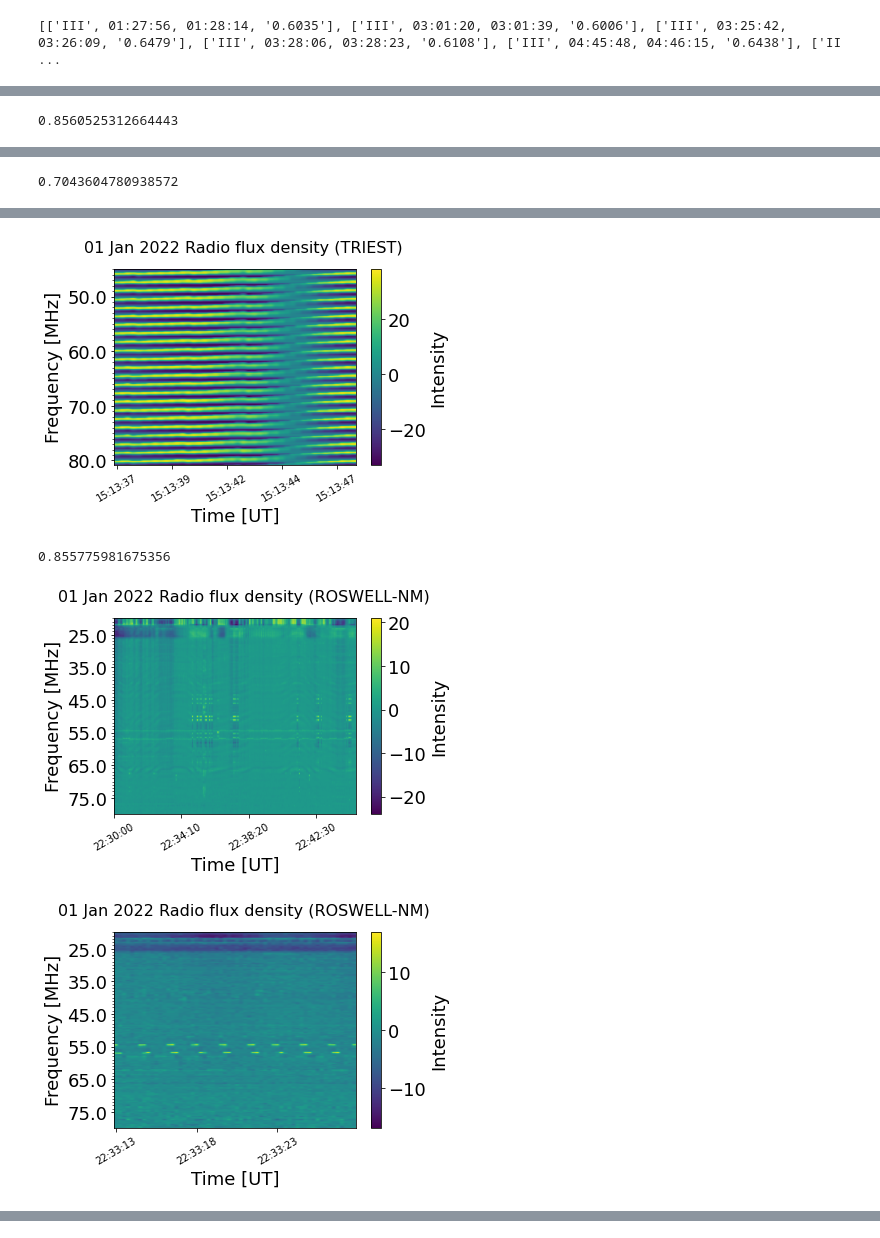
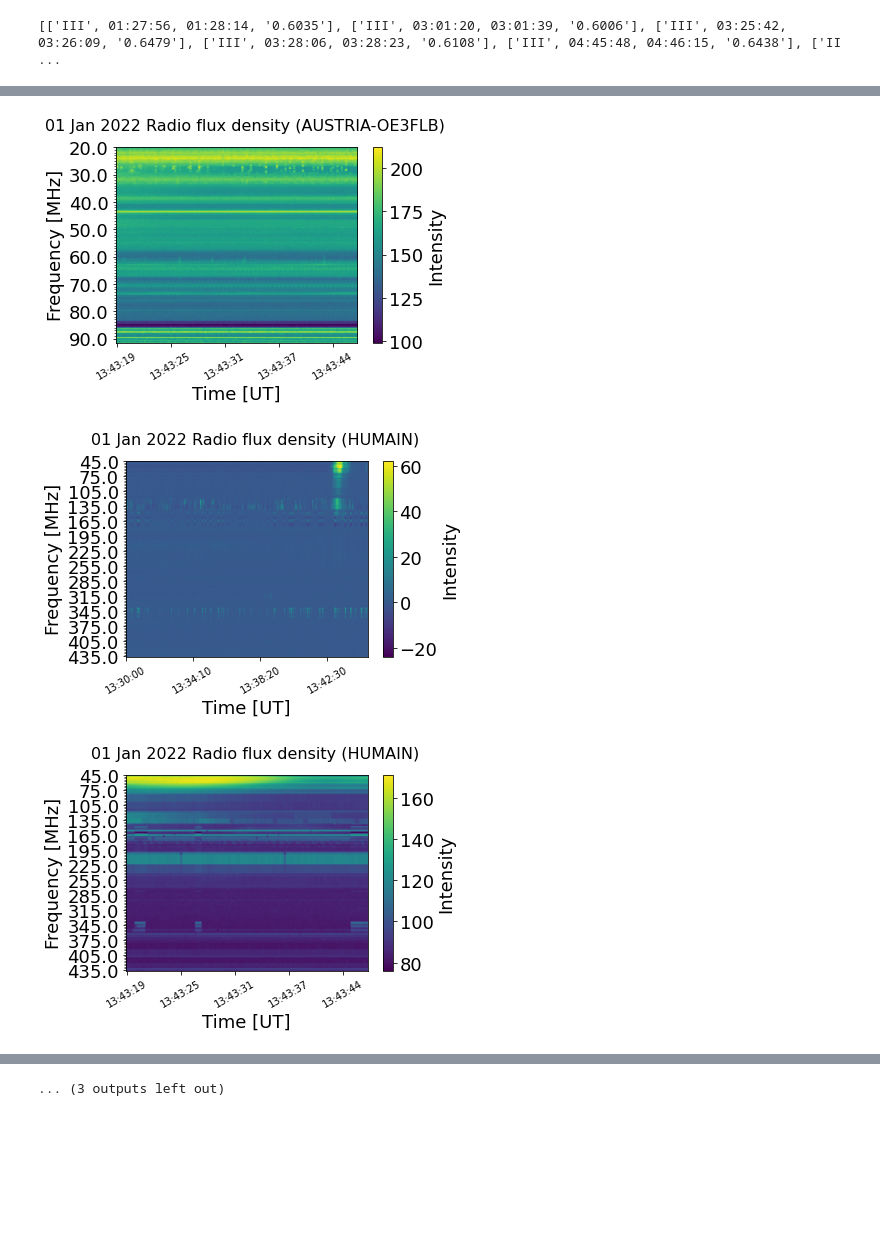
Before and after one commit to lukas-hoefig/eCallistoRadioBursts, a Jupyter notebook: to_do_classify.ipynb, the cells around one changed output, grey strips where cells are left out. Cells and saved outputs as stored; diff of their text form; code cells hidden in the pictures; blank space fills up the shorter version.

```diff
--- a/to_do_classify.ipynb
+++ b/to_do_classify.ipynb
@@ -15,15 +24,12 @@ jan[0]
 for i in jan[0]:
     if i.probability > 0.9:
         time = i.time_start
-        print(i.probability)
-        dpt = data.createFromTime(time.year, time.month ,time.day,str(time),i.stations[0],const.spectral_range)
-        dpt.createSummedCurve([dpt.spectrum_data.freq_axis[-1], dpt.spectrum_data.freq_axis[0]])
-        dpt.subtract_background()
-        dpt.plot()
+        print(i, i.stations)
+        for j in i.stations:
+            dp1 = data.createFromTime(time.year, time.month ,time.day,str(time),j,const.spectral_range)
+            dp1.subtract_background()
+            dp1.plot()
 
-        del_start = int((i.time_start - dpt.spectrum_data.start - timedelta(seconds=(0))).total_seconds()*4)
-        del_end = int((i.time_end - dpt.spectrum_data.start - timedelta(seconds=(0))).total_seconds()*4)
-        dpt.spectrum_data.data = dpt.spectrum_data.data[:,del_start:del_end]
-        dpt.spectrum_data.start = i.time_start
-        dpt.plot()
+            dp2 = data.createFromEvent(i, station=j)
+            dp2.plot()
 # %% [output]
@@ -33 +38,0 @@ for i in jan[0]:
-0.8560525312664443
@@ -36 +40,0 @@ for i in jan[0]:
-0.7043604780938572
@@ -38,4 +42,3 @@ for i in jan[0]:
-[figure, old version]
+[figure, new version]
-0.855775981675356
-[figure, old version]
+[figure, new version]
-[figure, old version]
+[figure, new version]
@@ -41,0 +48 @@ for i in jan[0]:
+... (3 outputs left out)
```
Also changed, not shown: parts of 16 cells of this notebook, 7 other files.
